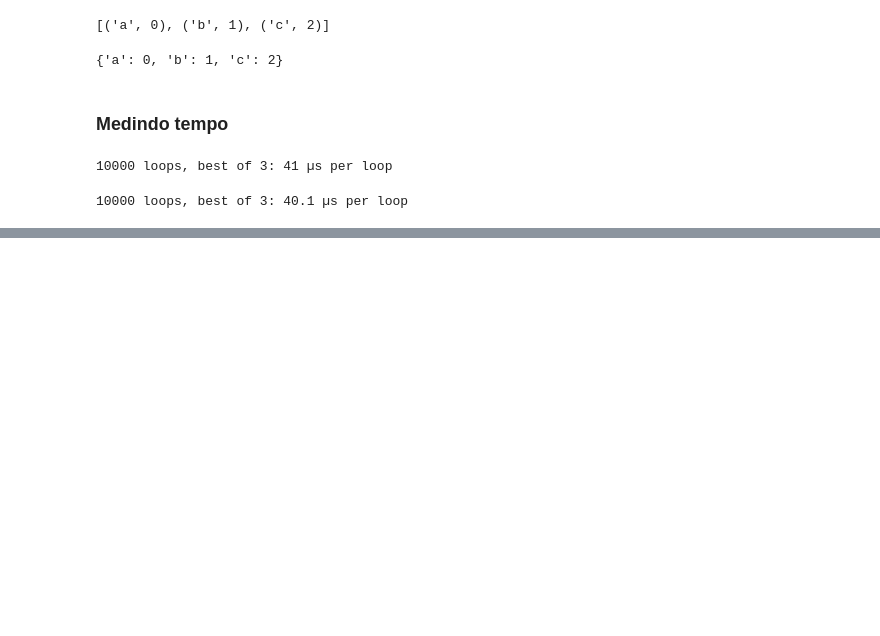
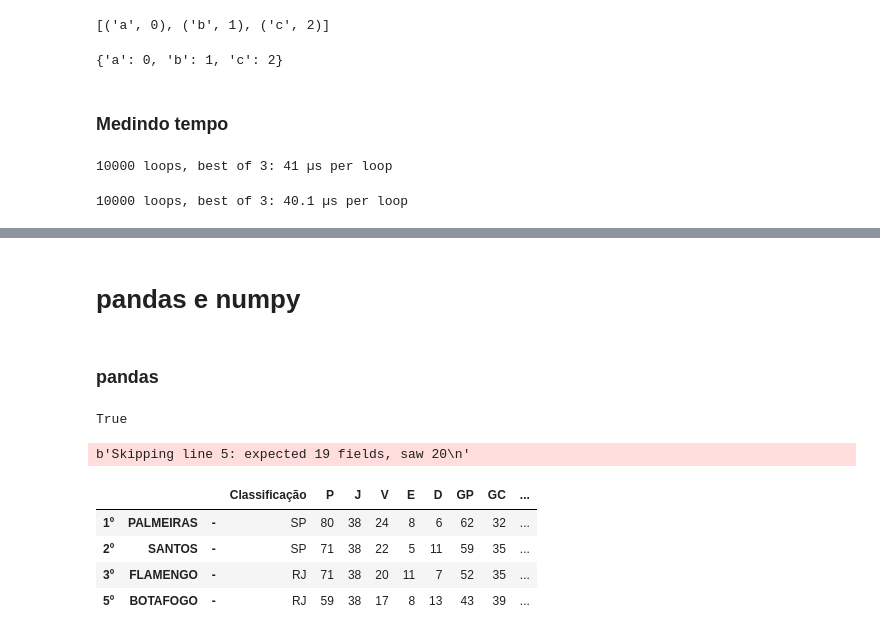
Before and after one commit to hitoshinagano/Locaweb_aulas, a Jupyter notebook: Aula 2017.ipynb, the cells around one changed output, grey strips where cells are left out. Drawn from its saved outputs; the diff is of its cells as text; code cells hidden in the pictures; blank space fills up the shorter version.

```diff
--- a/Aula 2017.ipynb
+++ b/Aula 2017.ipynb
@@ -318,0 +355,4 @@ for _ in range(1000): True
+# %% [markdown]
+# pandas e numpy
+# %% [markdown]
+### pandas
@@ -318,0 +361,20 @@ for _ in range(1000): True
+# %%
+import webbrowser
+
+url = "http://www.cbf.com.br/competicoes/brasileiro-serie-a/classificacao/2016#.WJG3B7YrJE4"
+
+webbrowser.open_new(url)
+# %% [output]
+True
+# %%
+df = pd.read_clipboard(error_bad_lines=False)
+# %% [output]
+b'Skipping line 5: expected 19 fields, saw 20\n'
+# %%
+df
+# %% [output]
+|  |  |  | Classificação | P | J | V | E | D | GP | GC | ... |
+| 1º | PALMEIRAS | - | SP | 80 | 38 | 24 | 8 | 6 | 62 | 32 | ... |
+| 2º | SANTOS | - | SP | 71 | 38 | 22 | 5 | 11 | 59 | 35 | ... |
+| 3º | FLAMENGO | - | RJ | 71 | 38 | 20 | 11 | 7 | 52 | 35 | ... |
+| 5º | BOTAFOGO | - | RJ | 59 | 38 | 17 | 8 | 13 | 43 | 39 | ... |
```
Also changed, not shown: parts of 43 cells of this notebook.
